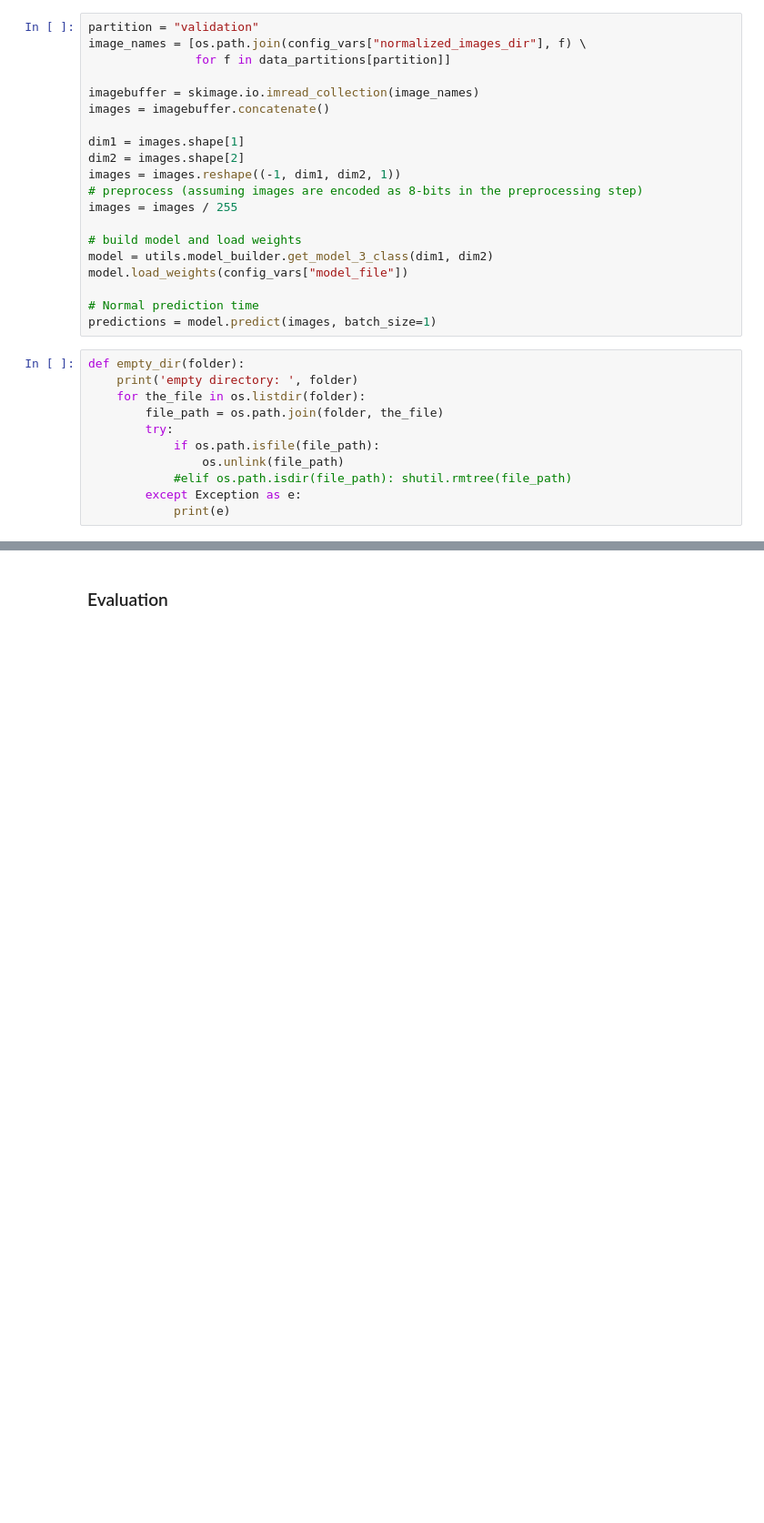
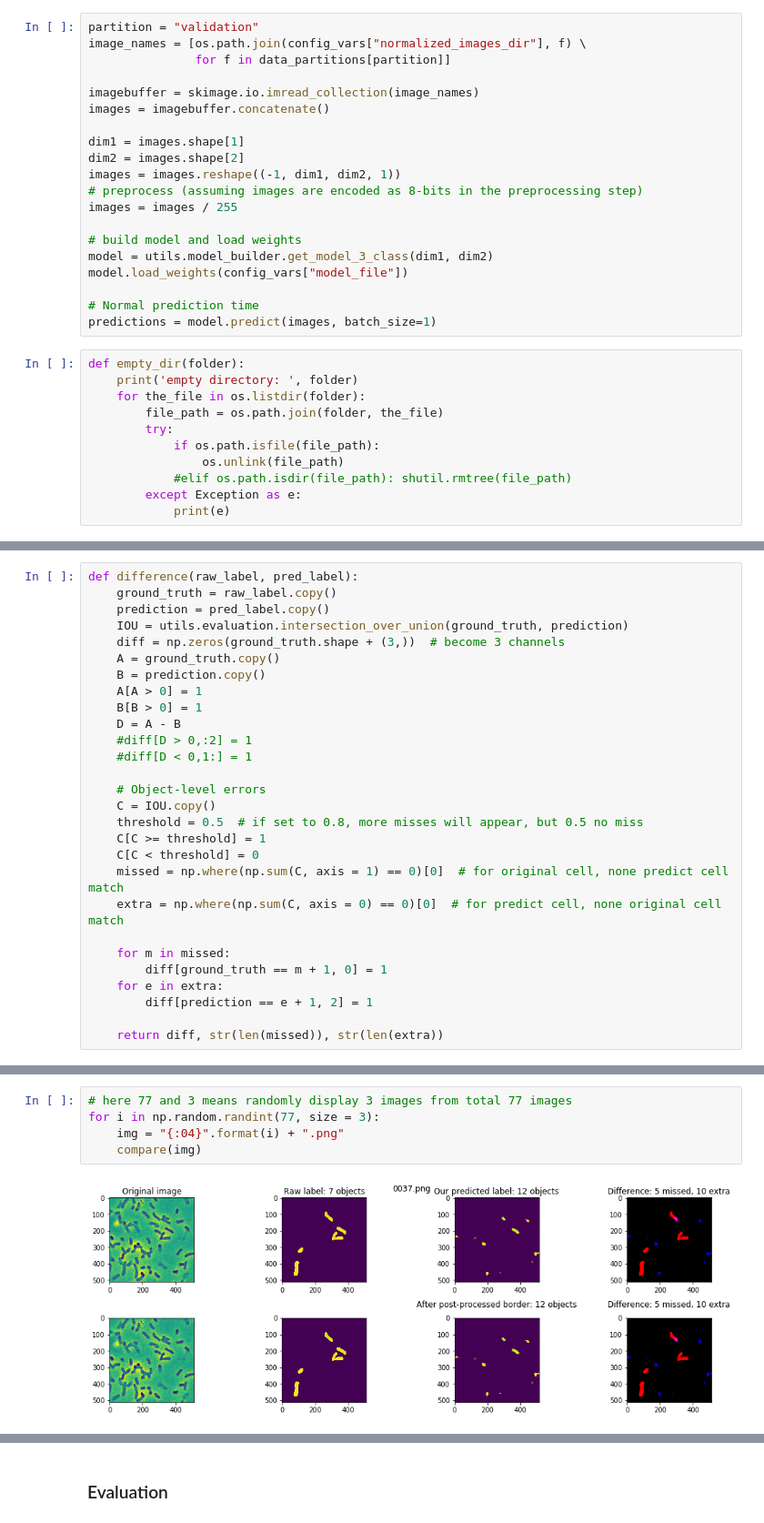
Before and after one commit to lanbowen23/cell_seg, a Jupyter notebook: full_experiment.ipynb, the cells around one changed output, grey strips where cells are left out. Shown at 91% size. Cells and saved outputs as stored; diff of their text form; blank space fills up the shorter version.

```diff
--- a/full_experiment.ipynb
+++ b/full_experiment.ipynb
@@ -351,0 +439,28 @@ for i in range(len(images)):
+# %%
+def difference(raw_label, pred_label):
+    ground_truth = raw_label.copy()
+    prediction = pred_label.copy()
+    IOU = utils.evaluation.intersection_over_union(ground_truth, prediction)
+    diff = np.zeros(ground_truth.shape + (3,))  # become 3 channels
+    A = ground_truth.copy()
+    B = prediction.copy()
+    A[A > 0] = 1
+    B[B > 0] = 1
+    D = A - B
+    #diff[D > 0,:2] = 1
+    #diff[D < 0,1:] = 1
+
+    # Object-level errors
+    C = IOU.copy()
+    threshold = 0.5  # if set to 0.8, more misses will appear, but 0.5 no miss
+    C[C >= threshold] = 1
+    C[C < threshold] = 0
+    missed = np.where(np.sum(C, axis = 1) == 0)[0]  # for original cell, none predict cell match
+    extra = np.where(np.sum(C, axis = 0) == 0)[0]  # for predict cell, none original cell match
+
+    for m in missed:
+        diff[ground_truth == m + 1, 0] = 1
+    for e in extra:
+        diff[prediction == e + 1, 2] = 1
+
+    return diff, str(len(missed)), str(len(extra))
@@ -351,0 +518,7 @@ for i in range(len(images)):
+# %%
+# here 77 and 3 means randomly display 3 images from total 77 images
+for i in np.random.randint(77, size = 3):
+    img = "{:04}".format(i) + ".png"
+    compare(img)
+# %% [output]
+[figure, added]
```
Also changed, not shown: parts of 17 cells of this notebook, 3 other files.
